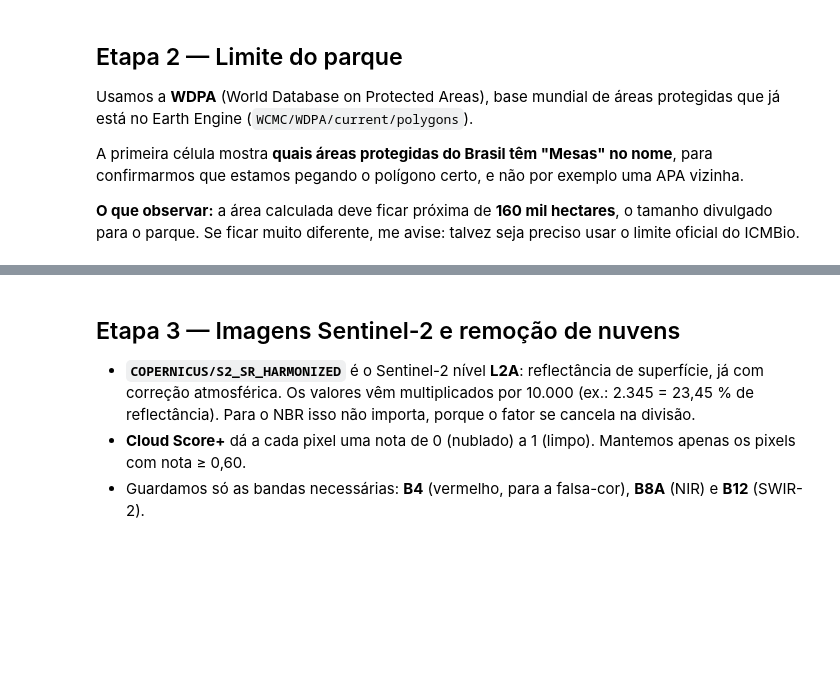
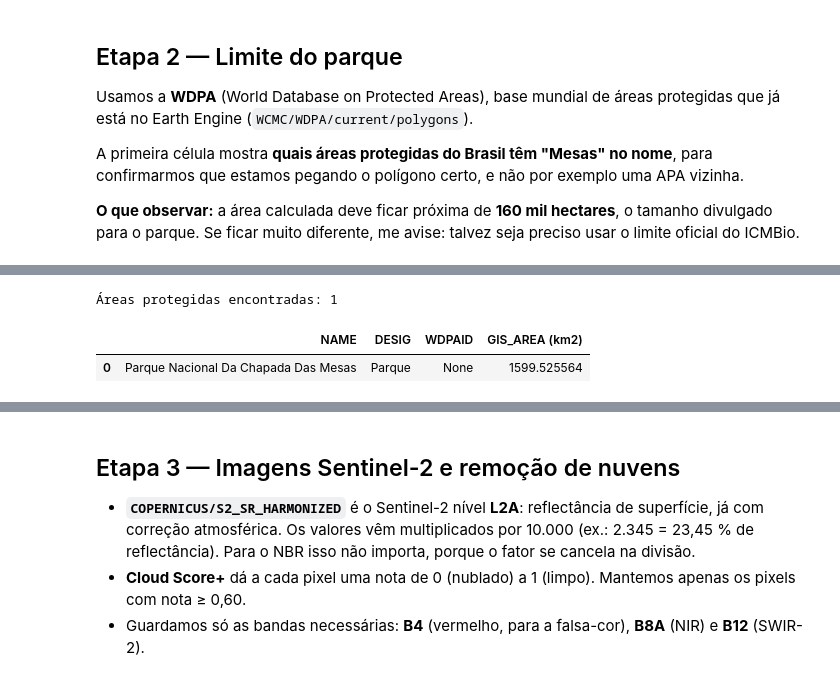
Before and after one commit to passagens-alt/area-queimada-chapada-mesas, a Jupyter notebook: 01_area_composicoes_dnbr_teste.ipynb, the cells around one changed output, grey strips where cells are left out. Cells and saved outputs as stored; diff of their text form; code cells hidden in the pictures; blank space fills up the shorter version.

```diff
--- a/01_area_composicoes_dnbr_teste.ipynb
+++ b/01_area_composicoes_dnbr_teste.ipynb
@@ -91,11 +93,12 @@ candidatos = (wdpa
               .filter(ee.Filter.eq('ISO3', 'BRA'))
               .filter(ee.Filter.stringContains('NAME', 'Mesas')))
 
-# Mostra nome, designação e área declarada de cada candidato
-tabela_candidatos = pd.DataFrame({
-    'NAME': candidatos.aggregate_array('NAME').getInfo(),
-    'DESIG': candidatos.aggregate_array('DESIG').getInfo(),
-    'WDPAID': candidatos.aggregate_array('WDPAID').getInfo(),
-    'GIS_AREA (km2)': candidatos.aggregate_array('GIS_AREA').getInfo(),
-})
+# Busca só os atributos (sem o desenho do polígono), aceitando campos vazios
+campos = ['NAME', 'DESIG', 'WDPAID', 'GIS_AREA']
+info = candidatos.select(campos, None, False).limit(50).getInfo()['features']
+tabela_candidatos = pd.DataFrame([{c: f['properties'].get(c) for c in campos} for f in info])
+tabela_candidatos = tabela_candidatos.rename(columns={'GIS_AREA': 'GIS_AREA (km2)'})
+
+print('Áreas protegidas encontradas:', len(tabela_candidatos))
 tabela_candidatos
+# %% [output]
@@ -102,3 +107,6 @@ tabela_candidatos
+Áreas protegidas encontradas: 1
+|  | NAME | DESIG | WDPAID | GIS_AREA (km2) |
+| 0 | Parque Nacional Da Chapada Das Mesas | Parque | None | 1599.525564 |
 # %%
 # Seleciona o Parque Nacional. Se a tabela acima mostrar outro nome,
 # ajuste o filtro (por exemplo, filtrando pelo WDPAID mostrado).
```
Also changed, not shown: parts of 11 cells of this notebook, 6 other files.
